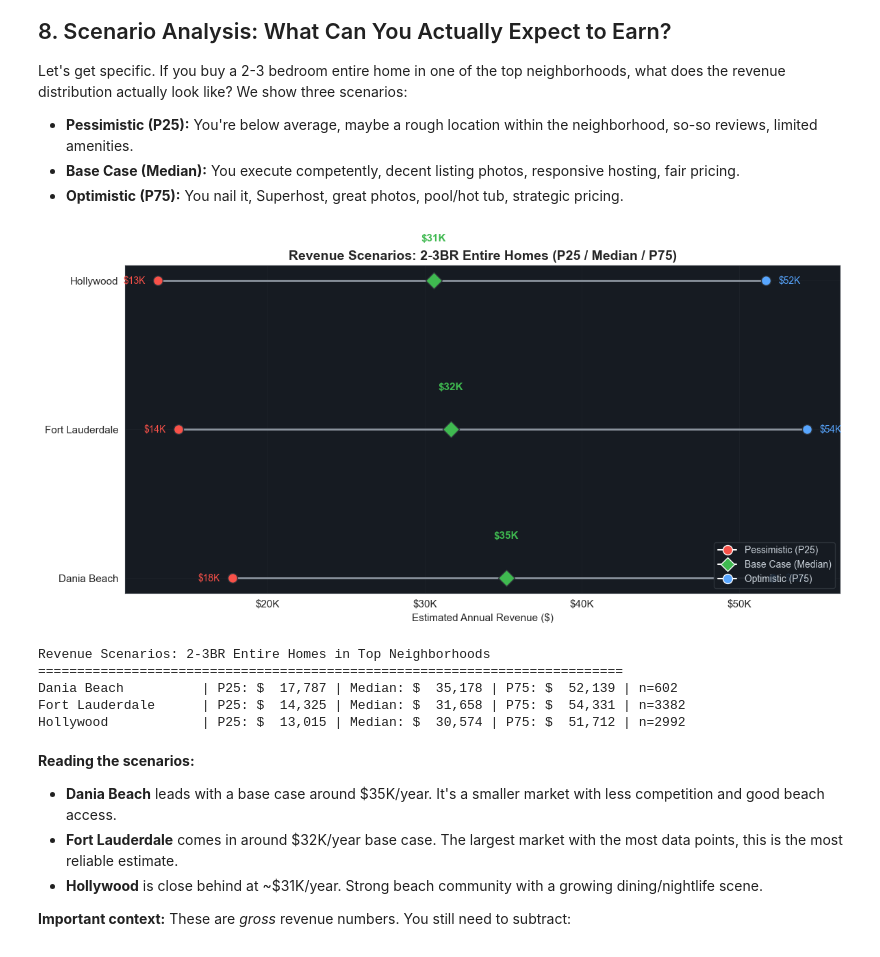
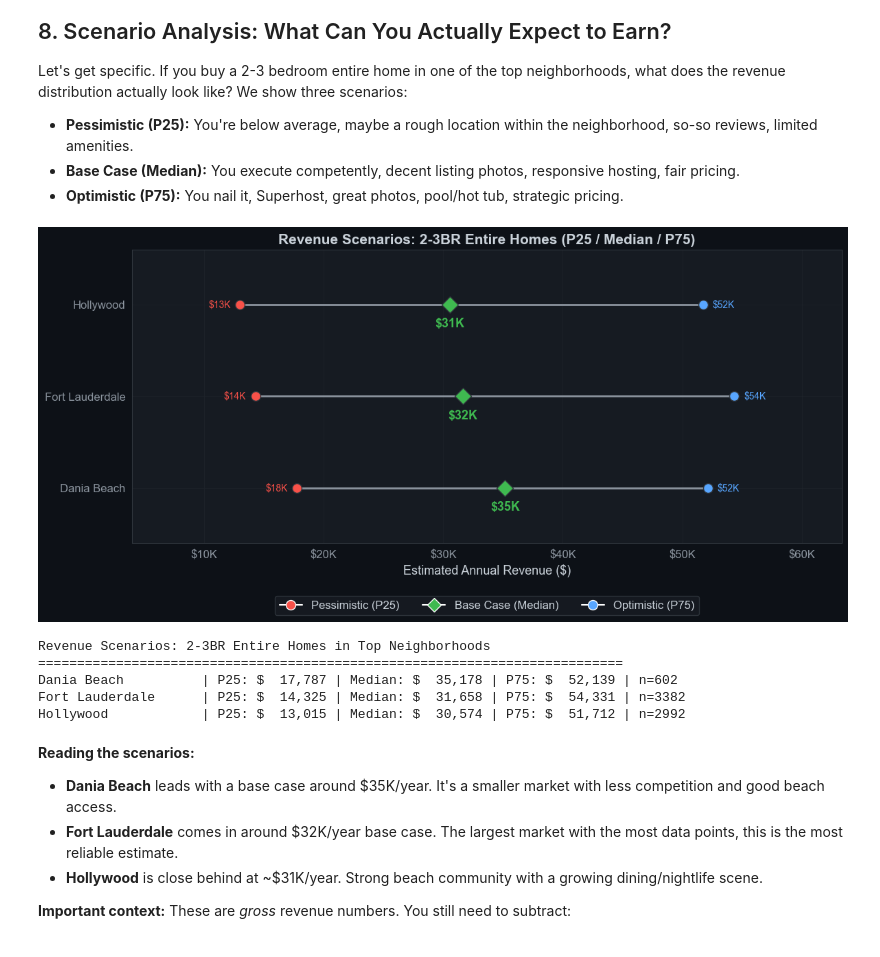
Before and after one commit to PlotBot2023/portfolio, a Jupyter notebook: notebooks/broward-investor-guide.ipynb, the cells around one changed output. Saved outputs shown, nothing was run; the diff lists cells and outputs as text; code cells hidden in the pictures.

```diff
--- a/notebooks/broward-investor-guide.ipynb
+++ b/notebooks/broward-investor-guide.ipynb
@@ -39,7 +39,8 @@ import seaborn as sns
 import warnings
 warnings.filterwarnings("ignore")
 
-# Dark theme
+# Dark theme, applied after seaborn's style (whitegrid resets the figure to white and the text to near black)
+sns.set_style("whitegrid")
 plt.rcParams.update({
     "legend.labelcolor": "#c9d1d9", "legend.facecolor": "#161b22",
     "legend.edgecolor": "#30363d", "legend.framealpha": 0.9,
@@ -47,11 +48,9 @@ plt.rcParams.update({
     "axes.edgecolor": "#30363d", "axes.labelcolor": "#c9d1d9",
     "text.color": "#c9d1d9", "xtick.color": "#8b949e",
     "ytick.color": "#8b949e", "grid.color": "#21262d", "grid.alpha": 0.6,
-    "font.size": 11, "axes.titlesize": 14, "axes.titleweight": "bold",
-})
-sns.set_style("whitegrid", rc={
-    "axes.facecolor": "#161b22", "grid.color": "#21262d",
-    "axes.edgecolor": "#30363d",
+    "font.size": 13, "axes.titlesize": 15, "axes.titleweight": "bold",
+    "axes.labelsize": 13, "xtick.labelsize": 12, "ytick.labelsize": 12, "legend.fontsize": 12,
+    "savefig.facecolor": "#0d1117", "savefig.edgecolor": "#0d1117",
 })
 PAL = ["#58a6ff", "#3fb950", "#d29922", "#f85149", "#bc8cff", "#79c0ff"]
 
@@ -398,8 +396,9 @@ axes[0].set_yticklabels(b.index)
 axes[0].set_xlabel("Median RevPAR ($)")
 axes[0].set_title("Best Neighborhoods (by RevPAR)")
 for i, (med, cnt) in enumerate(zip(b["median"].values, b["count"].values)):
-    axes[0].text(med + 3, i, f"${med:.0f} (n={cnt})",
-                 va="center", fontsize=9, color="#c9d1d9")
+    axes[0].text(b["q75"].values[i] + 3, i, f"${med:.0f}, n={cnt:,}",
+                 va="center", fontsize=12, color="#f0f6fc")
+axes[0].set_xlim(0, b["q75"].max() * 1.45)
 
 # --- Worst neighborhoods ---
 w = worst.sort_values("median", ascending=True)
@@ -414,8 +413,9 @@ axes[1].set_yticklabels(w.index)
 axes[1].set_xlabel("Median RevPAR ($)")
 axes[1].set_title("Worst Neighborhoods (by RevPAR)")
 for i, (med, cnt) in enumerate(zip(w["median"].values, w["count"].values)):
-    axes[1].text(med + 1, i, f"${med:.0f} (n={cnt})",
-                 va="center", fontsize=9, color="#c9d1d9")
+    axes[1].text(w["q75"].values[i] + 1.5, i, f"${med:.0f}, n={cnt:,}",
+                 va="center", fontsize=12, color="#f0f6fc")
+axes[1].set_xlim(0, w["q75"].max() * 1.45)
 
 fig.suptitle("Neighborhood RevPAR Rankings (min 50 listings, IQR whiskers)",
              fontsize=16, fontweight="bold")
@@ -470,7 +470,7 @@ fig, ax = plt.subplots(figsize=(10, 6))
 
 bp = ax.boxplot(
     [mp_br[mp_br["bedrooms"] == b]["revpar_avg"].dropna().values for b in range(1, 6)],
-    labels=[f"{b} BR" for b in range(1, 6)],
+    labels=[f"{b} BR\nn={len(mp_br[mp_br['bedrooms'] == b]['revpar_avg'].dropna()):,}" for b in range(1, 6)],
     patch_artist=True, showfliers=False, widths=0.5,
     medianprops={"color": "#f0f6fc", "linewidth": 2},
     whiskerprops={"color": "#8b949e"},
@@ -490,8 +490,6 @@ for i, b in enumerate(range(1, 6)):
     n = len(subset)
     ax.text(i + 1, med + 5, f"${med:.0f}", ha="center", va="bottom",
             fontsize=11, fontweight="bold", color="#f0f6fc")
-    ax.text(i + 1, ax.get_ylim()[0] + 2, f"n={n:,}", ha="center",
-            fontsize=9, color="#8b949e")
 
 ax.set_ylabel("RevPAR ($)")
 ax.set_title("RevPAR by Bedroom Count (Mom-and-Pop Listings)")
@@ -643,7 +641,7 @@ for ax, (col, label, is_pct) in zip(axes, metrics_sh):
     data_groups = [mp_sh[mp_sh["Superhost"] == g][col].dropna().values
                    for g in ["Superhost", "Non-Superhost"]]
     bp = ax.boxplot(
-        data_groups, labels=["Superhost", "Non-Superhost"],
+        data_groups, labels=[f"{g}\nn={mp_sh[mp_sh['Superhost'] == g].shape[0]:,}" for g in ["Superhost", "Non-Superhost"]],
         patch_artist=True, showfliers=False, widths=0.5,
         medianprops={"color": "#f0f6fc", "linewidth": 2},
         whiskerprops={"color": "#8b949e"},
@@ -667,9 +665,6 @@ for ax, (col, label, is_pct) in zip(axes, metrics_sh):
         ax.annotate(f"  {txt}", xy=(i + 1, med), xytext=(0, 5),
                     textcoords="offset points", ha="left", va="bottom",
                     fontsize=11, fontweight="bold", color="#f0f6fc")
-        ax.annotate(f"n={n:,}", xy=(i + 1, ax.get_ylim()[0]), xytext=(0, 4),
-                    textcoords="offset points", ha="center", va="bottom",
-                fontsize=9, color="#8b949e")
 
     ax.set_title(label)
     if is_pct:
@@ -763,44 +758,46 @@ for i, row in scenario_df.iterrows():
     # Labels
     ax.text(p25 - 800, y, f"${p25/1000:.0f}K", ha="right", va="center",
             fontsize=10, color=PAL[3])
-    ax.text(med, y + 0.25, f"${med/1000:.0f}K", ha="center", va="bottom",
-            fontsize=11, fontweight="bold", color=PAL[1])
+    ax.text(med, y - 0.14, f"${med/1000:.0f}K", ha="center", va="top",
+            fontsize=13, fontweight="bold", color=PAL[1])
     ax.text(p75 + 800, y, f"${p75/1000:.0f}K", ha="left", va="center",
             fontsize=10, color=PAL[0])
 
+ax.set_xlim(scenario_df["Pessimistic (P25)"].min() - 9000, scenario_df["Optimistic (P75)"].max() + 9000)
+ax.set_ylim(-0.6, len(scenario_df) - 0.4)
 ax.set_yticks(range(len(scenario_df)))
 ax.set_yticklabels(scenario_df["Neighborhood"])
 ax.set_xlabel("Estimated Annual Revenue ($)")
 ax.set_title("Revenue Scenarios: 2-3BR Entire Homes (P25 / Median / P75)")
 ax.xaxis.set_major_formatter(mticker.FuncFormatter(lambda x, _: f"${x/1000:.0f}K"))
 
 # Legend
 from matplotlib.lines import Line2D
 legend_elements = [
     Line2D([0], [0], marker="o", color="w", markerfacecolor=PAL[3],
            markersize=10, label="Pessimistic (P25)"),
     Line2D([0], [0], marker="D", color="w", markerfacecolor=PAL[1],
            markersize=10, label="Base Case (Median)"),
     Line2D([0], [0], marker="o", color="w", markerfacecolor=PAL[0],
            markersize=10, label="Optimistic (P75)"),
 ]
 ax.legend(handles=legend_elements, facecolor="#161b22", edgecolor="#30363d",
-          fontsize=10, loc="lower right")
+          fontsize=12, loc="upper center", bbox_to_anchor=(0.5, -0.16), ncol=3)
 
 fig.tight_layout()
 plt.show()
 
 # Print the table
 print("\nRevenue Scenarios: 2-3BR Entire Homes in Top Neighborhoods")
 print("=" * 75)
 for _, row in scenario_df.iterrows():
     print(f"{row['Neighborhood']:20s} | "
           f"P25: ${row['Pessimistic (P25)']:>8,.0f} | "
           f"Median: ${row['Base Case (Median)']:>8,.0f} | "
           f"P75: ${row['Optimistic (P75)']:>8,.0f} | "
           f"n={row['Listings']}")
 # %% [output]
-[figure, old version]
+[figure, new version]
 Revenue Scenarios: 2-3BR Entire Homes in Top Neighborhoods
 ===========================================================================
 Dania Beach          | P25: $  17,787 | Median: $  35,178 | P75: $  52,139 | n=602
```
Also changed, not shown: parts of 8 cells of this notebook, 11 other files.
